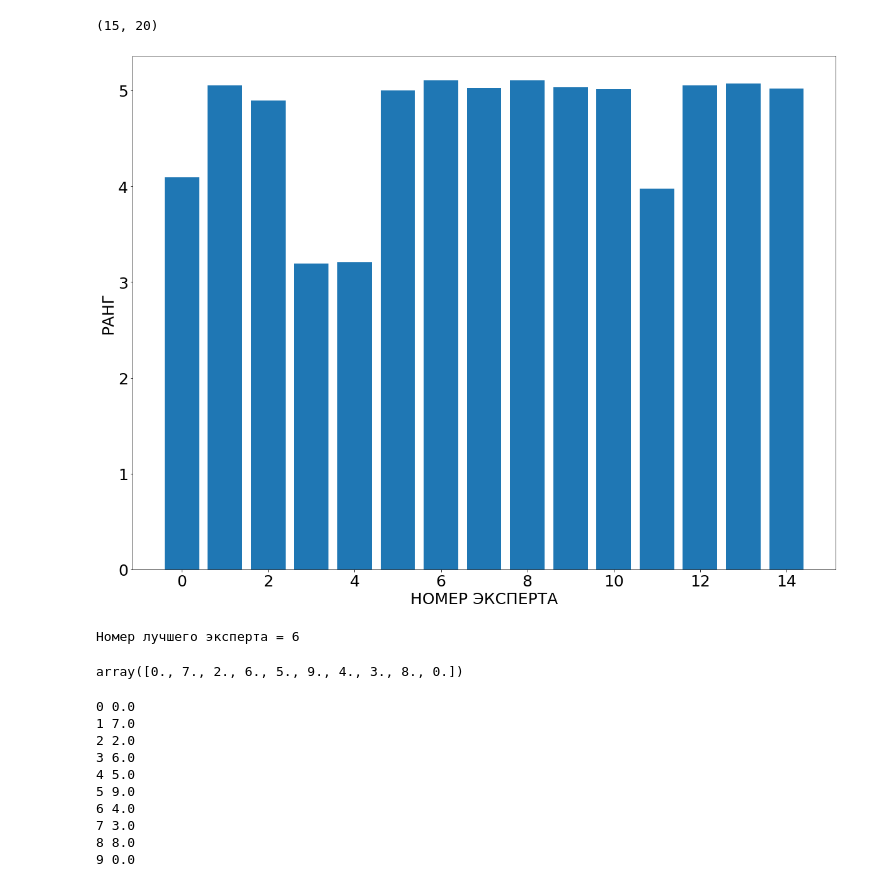
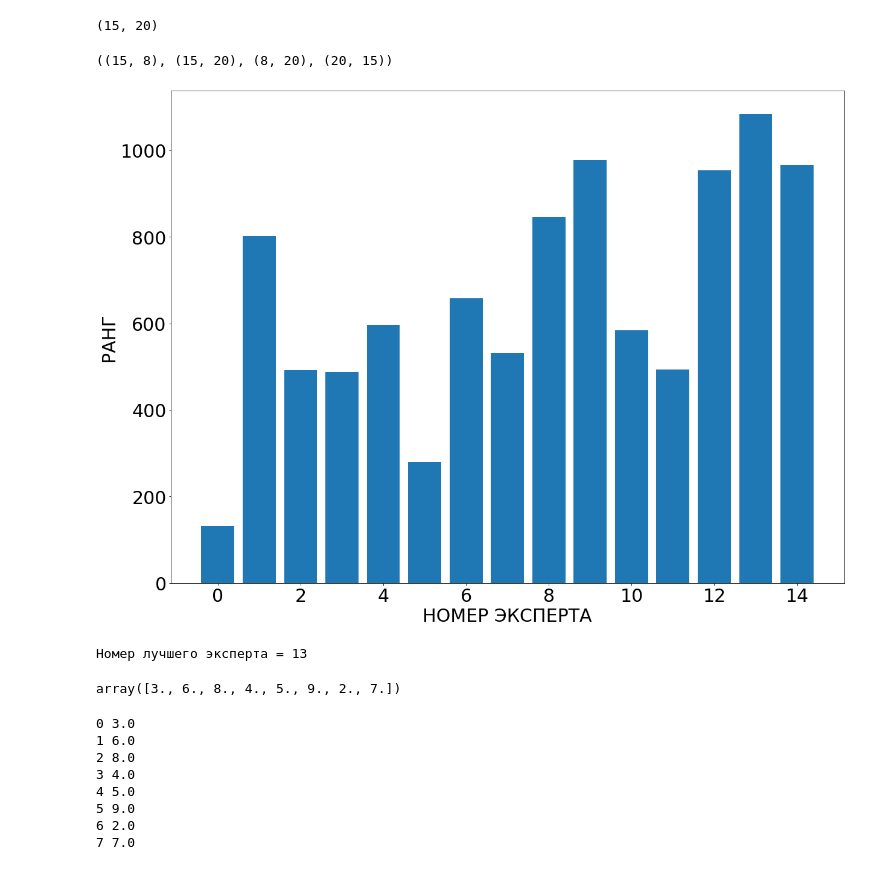
Before and after one commit to Siziff/Ratings, a Jupyter notebook: Islamov Rustem/Ratings.ipynb, the cells around one changed output. Saved outputs shown, nothing was run; the diff lists cells and outputs as text; code cells hidden in the pictures.

```diff
--- a/Islamov Rustem/Ratings.ipynb
+++ b/Islamov Rustem/Ratings.ipynb
@@ -25,3 +25,14 @@ A.head(15)
 | 7 | 57.0 | 5.9 | 3.0 | 3.2 | 4.0 | 4 | 5 | 2 | 6 | 2 | 9 | ... |
 | 8 | 334.0 | 4.0 | 12.0 | 2.0 | 67.0 | 9 | 2 | 4 | 9 | 7 | 4 | ... |
 | 9 | 365.0 | 16.0 | 12.0 | 1.3 | 59.0 | 7 | 0 | 0 | 0 | 0 | 0 | ... |
+# %%
+A = A[1:-1]
+B = A.values[:,:5]
+C = A.values[:,5:]
+for i in range(C.shape[1]):
+    for j in range(C.shape[0]):
+        if C[j,i] == 0:
+            C[j,i] = 1/2*(C[j,(i+1)%15]+C[j,(i-1)%15])
+# %%
+A = np.hstack([B,C])
+A=pd.DataFrame(A)
@@ -48,3 +82,7 @@ q0 = A[:, 5:].T
+# %%
+q0.shape, w0.shape, A.shape, P.shape
+# %% [output]
+((15, 8), (15, 20), (8, 20), (20, 15))
 # %%
 q1 = (A@(w0.T)).T
 # %%
@@ -59,7 +97,7 @@ def find_alpha(q0, q1, w0, w1):
     def f(a):
         q = a*q0 + (1-a)*q1
         w = (1-a)*w0 + a*w1
-        return np.linalg.norm(q-q0,np.inf)**2/n + np.linalg.norm(w-w0, np.inf)**2/m
+        return 1/n*np.linalg.norm(q-q0,1)**2 + 1/m*np.linalg.norm(w-w0,1)**2
     return minimize_scalar(f, bounds=(0, 1), method='Bounded').x
 # %%
 rangs = []
@@ -67,48 +105,46 @@ for k in range(q0.shape[0]):
     a = find_alpha(q0[k], q1[k], w0[k], w1[k])
     q = a*q0[k] + (1-a)*q1[k]
     w = (1-a)*w0[k] + a*w1[k]
-    rangs.append(np.linalg.norm(q-q0[k],np.inf)**2/n + np.linalg.norm(w-w0[k], np.inf)**2/m)
+    rangs.append(1/n*np.linalg.norm(q-q0[k],1)**2 + 1/m*np.linalg.norm(w-w0[k],1)**2)
 # %%
 SMALL_SIZE = 8
 MEDIUM_SIZE = 10
-BIGGER_SIZE = 25
+BIGGER_SIZE = 30
 
 plt.rc('font', size=BIGGER_SIZE)          # controls default text sizes
 plt.rc('axes', titlesize=BIGGER_SIZE)     # fontsize of the axes title
 plt.rc('axes', labelsize=BIGGER_SIZE)    # fontsize of the x and y labels
 plt.rc('xtick', labelsize=BIGGER_SIZE)    # fontsize of the tick labels
 plt.rc('ytick', labelsize=BIGGER_SIZE)    # fontsize of the tick labels
 plt.rc('legend', fontsize=BIGGER_SIZE)    # legend fontsize
 plt.rc('figure', titlesize=BIGGER_SIZE)
 
 plt.figure(figsize=[20,15])
 plt.bar(list(range(len(rangs))), rangs)
 plt.xlabel('НОМЕР ЭКСПЕРТА')
 plt.ylabel('РАНГ')
 plt.savefig('ratings.pdf')
 plt.show()
 # %% [output]
-[figure, old version]
+[figure, new version]
 # %%
 print('Номер лучшего эксперта =', rangs.index(max(rangs)))
 # %% [output]
-Номер лучшего эксперта = 6
+Номер лучшего эксперта = 13
 # %%
-q0[6]
+q0[13]
 # %% [output]
-array([0., 7., 2., 6., 5., 9., 4., 3., 8., 0.])
+array([3., 6., 8., 4., 5., 9., 2., 7.])
 # %%
-for i, c in enumerate(q0[6]):
+for i, c in enumerate(q0[13]):
     print(i,c)
 # %% [output]
-0 0.0
-1 7.0
-2 2.0
-3 6.0
+0 3.0
+1 6.0
+2 8.0
+3 4.0
 4 5.0
 5 9.0
-6 4.0
-7 3.0
-8 8.0
-9 0.0
+6 2.0
+7 7.0
 # %%
```
Also changed, not shown: parts of 16 cells of this notebook, 1 other file.
